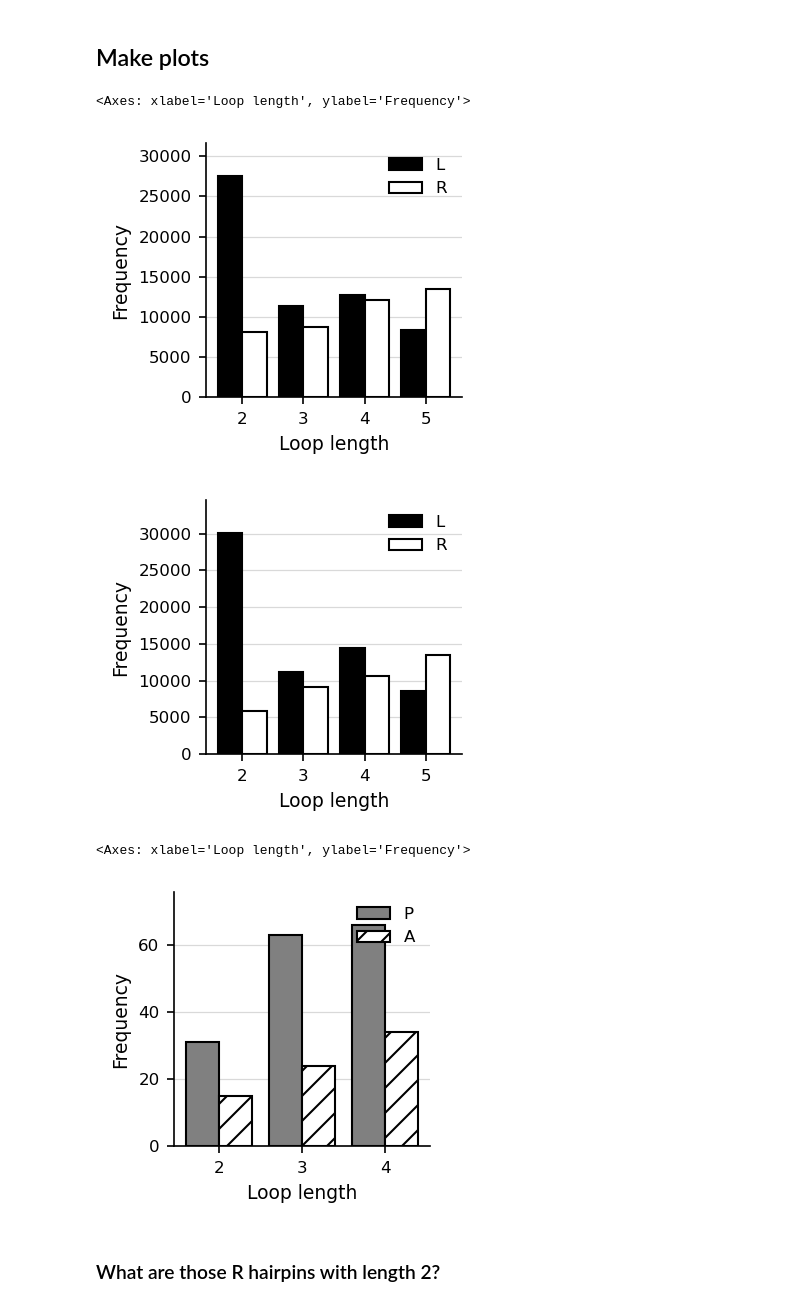
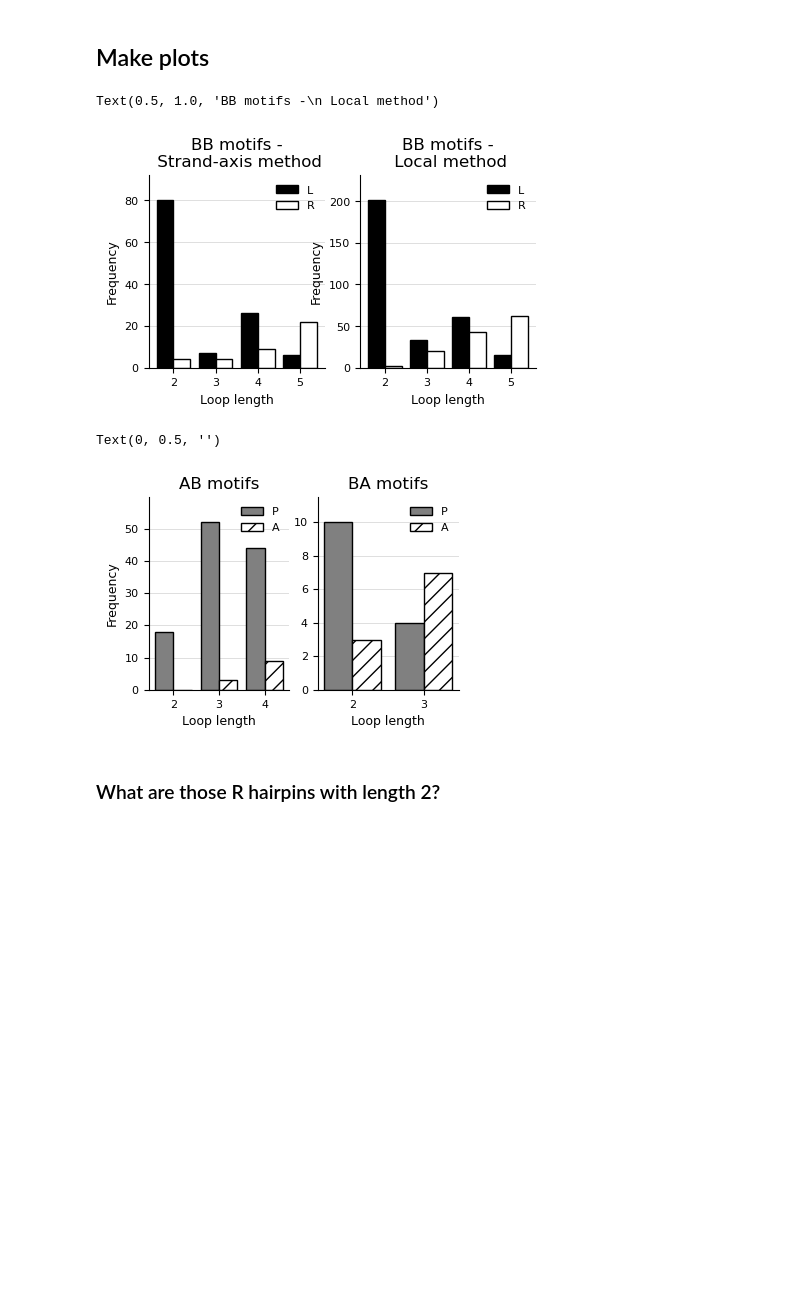
Before and after one commit to stefanhuber1993/folding-principles-dataset, a Jupyter notebook: notebooks/test_pipeline_parts.ipynb, the cells around one changed output. Drawn from its saved outputs; the diff is of its cells as text; code cells hidden in the pictures; blank space fills up the shorter version.

Commit message:
Cleaned up notebook, added ba and ab motifs

```diff
--- a/notebooks/test_pipeline_parts.ipynb
+++ b/notebooks/test_pipeline_parts.ipynb
@@ -42,15 +43,21 @@ from dataset.motif_logic import (
     detect_hairpins,
     assign_beta_chirality_strand_axis,
     assign_beta_chirality_local,
+    detect_ab_motifs,
+    assign_ab_chirality,
+    detect_ba_motifs,
+    assign_ba_chirality,
 )
 import pandas as pd
 import os
 from tqdm import tqdm
 
-results_strandaxis = []
-results_local = []
+bb_motifs_by_strandaxis = []
+bb_motifs_local = []
+ab_motifs = []
+ba_motifs = []
 
-for pdb_id in tqdm(pdb_ids, desc="Processing PDBs"):
+for pdb_id in tqdm(pdb_ids[0:200], desc="Processing PDBs"):
     pdb_path = fetch_mmcif_file(pdb_id, outdir="./pdb_files")
     try:
         model, dssp_df = run_dssp_on_mmcif(
@@ -61,19 +68,31 @@ for pdb_id in tqdm(pdb_ids, desc="Processing PDBs"):
             print(f"DSSP failed for {pdb_id}. Skipping.")
             continue
 
+        # BB motifs
         hairpin_annotations = detect_hairpins(dssp_df)
-
         # Strand-axis method
         df_strandaxis = assign_beta_chirality_strand_axis(
             model, dssp_df, hairpin_annotations
         )
-        results_strandaxis.append(df_strandaxis)
+        bb_motifs_by_strandaxis.append(df_strandaxis)
 
         # Local backbone method
         df_local = assign_beta_chirality_local(
             model, dssp_df, hairpin_annotations
         )
-        results_local.append(df_local)
+        bb_motifs_local.append(df_local)
+
+        # AB motifs
+        ab_annotations = detect_ab_motifs(dssp_df)
+        # Assign orientation (parallel vs antiparallel) using local-geometry definition
+        df_ab = assign_ab_chirality(model, dssp_df, ab_annotations)
+        ab_motifs.append(df_ab)
+
+        # BA motifs
+        ba_annotations = detect_ba_motifs(dssp_df)
+        # Assign orientation (parallel vs antiparallel) using local-geometry definition
+        df_ba = assign_ba_chirality(model, dssp_df, ba_annotations)
+        ba_motifs.append(df_ba)
 
     except Exception as e:
         print(f"Error processing {pdb_id}: {e}")
@@ -83,8 +102,10 @@ for pdb_id in tqdm(pdb_ids, desc="Processing PDBs"):
         # if os.path.exists(pdb_path):
         #     os.remove(pdb_path)
 
-all_hairpins_strandaxis = pd.concat(results_strandaxis, ignore_index=True)
-all_hairpins_local = pd.concat(results_local, ignore_index=True)
+bb_motifs_by_strandaxis = pd.concat(bb_motifs_by_strandaxis, ignore_index=True)
+bb_motifs_local = pd.concat(bb_motifs_local, ignore_index=True)
+ab_motifs = pd.concat(ab_motifs, ignore_index=True)
+ba_motifs = pd.concat(ba_motifs, ignore_index=True)
 
-all_hairpins_local.head(10)
+bb_motifs_local.head(10)
 # %% [output]
@@ -178,17 +133,23 @@ Error processing 7OUZ: (' ', np.int64(304), ' ')
 # %%
 from dataset.plots import plot_loop_length_category
 
-plot_loop_length_category(all_hairpins_strandaxis)
-plot_loop_length_category(all_hairpins_local)
+fig,ax = plt.subplots(1, 2, figsize=(5, 2.5))
+plot_loop_length_category(bb_motifs_by_strandaxis[np.abs(bb_motifs_by_strandaxis['handedness_magnitude'])>0.75], ax=ax[0])
+plot_loop_length_category(bb_motifs_local[np.abs(bb_motifs_local['handedness_magnitude'])>0.75], ax=ax[1])
+ax[0].set_title("BB motifs -\n Strand-axis method")
+ax[1].set_title("BB motifs -\n Local method")
 # %% [output]
-<Axes: xlabel='Loop length', ylabel='Frequency'>
+Text(0.5, 1.0, 'BB motifs -\n Local method')
-[figure, old version]
+[figure, new version]
-[figure, removed]
 # %%
-plot_loop_length_category(all_ab, loop_lengths=[2,3,4], category_col="orientation")
+fig,ax = plt.subplots(1, 2, figsize=(4, 2.5))
+plot_loop_length_category(ab_motifs[np.abs(ab_motifs['orientation_magnitude'])>0.8], ax=ax[0], loop_lengths=[2,3,4], category_col="orientation")
+ax[0].set_title("AB motifs")
+plot_loop_length_category(ba_motifs[np.abs(ba_motifs['orientation_magnitude'])>0.8], ax=ax[1], loop_lengths=[2,3], category_col="orientation")
+ax[1].set_title("BA motifs"); ax[1].set_ylabel(None)
 # %% [output]
-<Axes: xlabel='Loop length', ylabel='Frequency'>
+Text(0, 0.5, '')
-[figure, old version]
+[figure, new version]
 # %% [markdown]
 ### What are those R hairpins with length 2?
 # %% [markdown]
```
Also changed, not shown: parts of 10 cells of this notebook, 1 other file.
